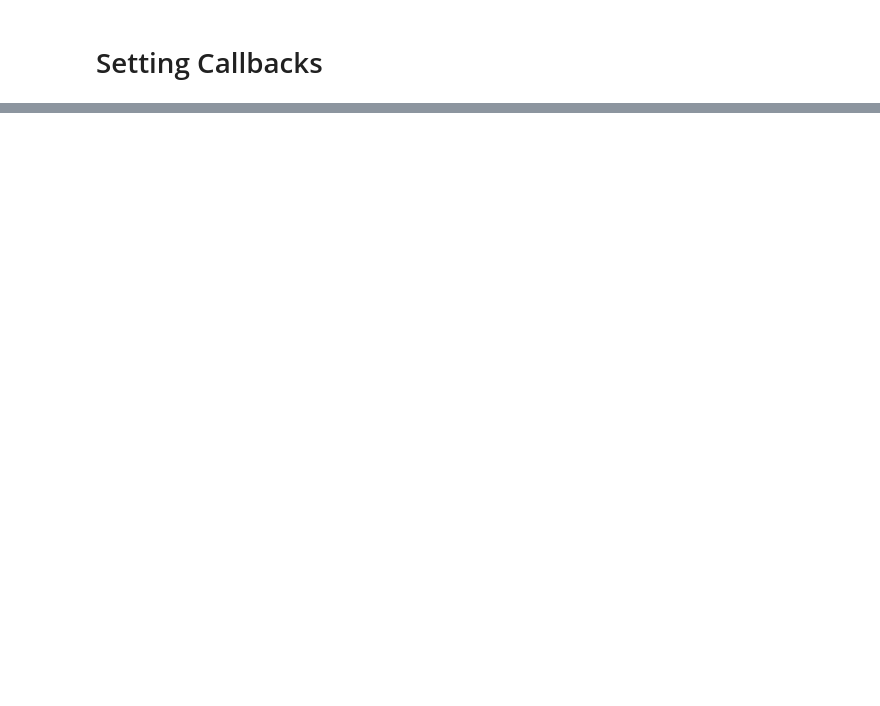
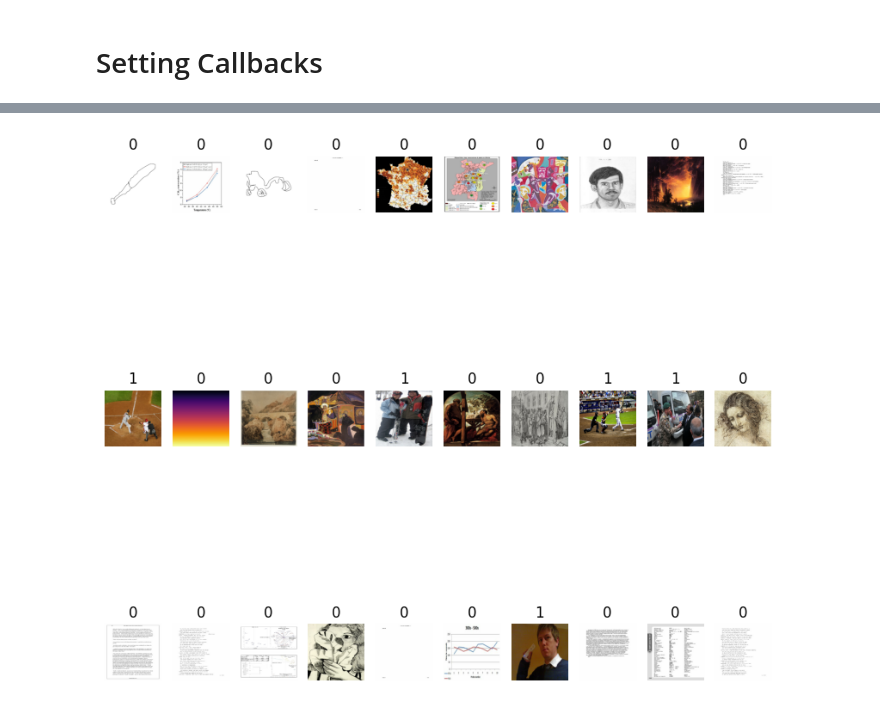
Before and after one commit to Victorien-Goudeau/DataScience, a Jupyter notebook: Livrable_1/Livrable_1.ipynb, the cells around one changed output, grey strips where cells are left out. Saved outputs shown, nothing was run; the diff lists cells and outputs as text; code cells hidden in the pictures; blank space fills up the shorter version.

Commit message:
img_display

```diff
--- a/Livrable_1/Livrable_1.ipynb
+++ b/Livrable_1/Livrable_1.ipynb
@@ -134,3 +128,13 @@ La fonction load_image charge l'image vers laquelle nous envoie le chemin d'acc
+# %%
+def load_image(path):
+    try:
+        image = tf.io.read_file(path)
+        image = tf.image.decode_jpeg(image, channels=3)
+        image = tf.image.resize(image, [image_height, image_width])
+        return image
+    except tf.errors.InvalidArgumentError:
+        print(f"Attention : le fichier {path} n'est pas une image valide et sera ignoré.")
+        return None
 # %%
 class ImageGenerator(tf.keras.utils.Sequence):
     def __init__(self, image_paths, labels, batch_size):
@@ -275,3 +279,26 @@ Epoch 00009: early stopping
 <keras.callbacks.History at 0x...>
 # %%
 model.save(f'./models/{time.day}_{time.month}_{time.year}_{time.hour}h{time.minute}.keras')
+# %%
+import random
+n_images = 30
+img_indexes = []
+
+for n in range(n_images):
+    img_indexes.append(random.randint(0, len(data)))
+
+display_imgs = data.iloc[img_indexes].copy()
+
+#create a loader
+display_loader = ImageGenerator(display_imgs['pathname'].tolist(), display_imgs['label'].tolist(), len(display_imgs))
+
+
+plt.figure(figsize=(10, 10))
+for images, labels in display_loader:
+    for i in range(n_images):
+        ax =  plt.subplot(3,10,i+1)
+        plt.imshow(images[i]/255, cmap=plt.cm.binary)
+        plt.title(tf.get_static_value(labels[i]))
+        plt.axis("off")
+# %% [output]
+[figure, added]
```
Also changed, not shown: parts of 3 cells of this notebook, 1 other file.
